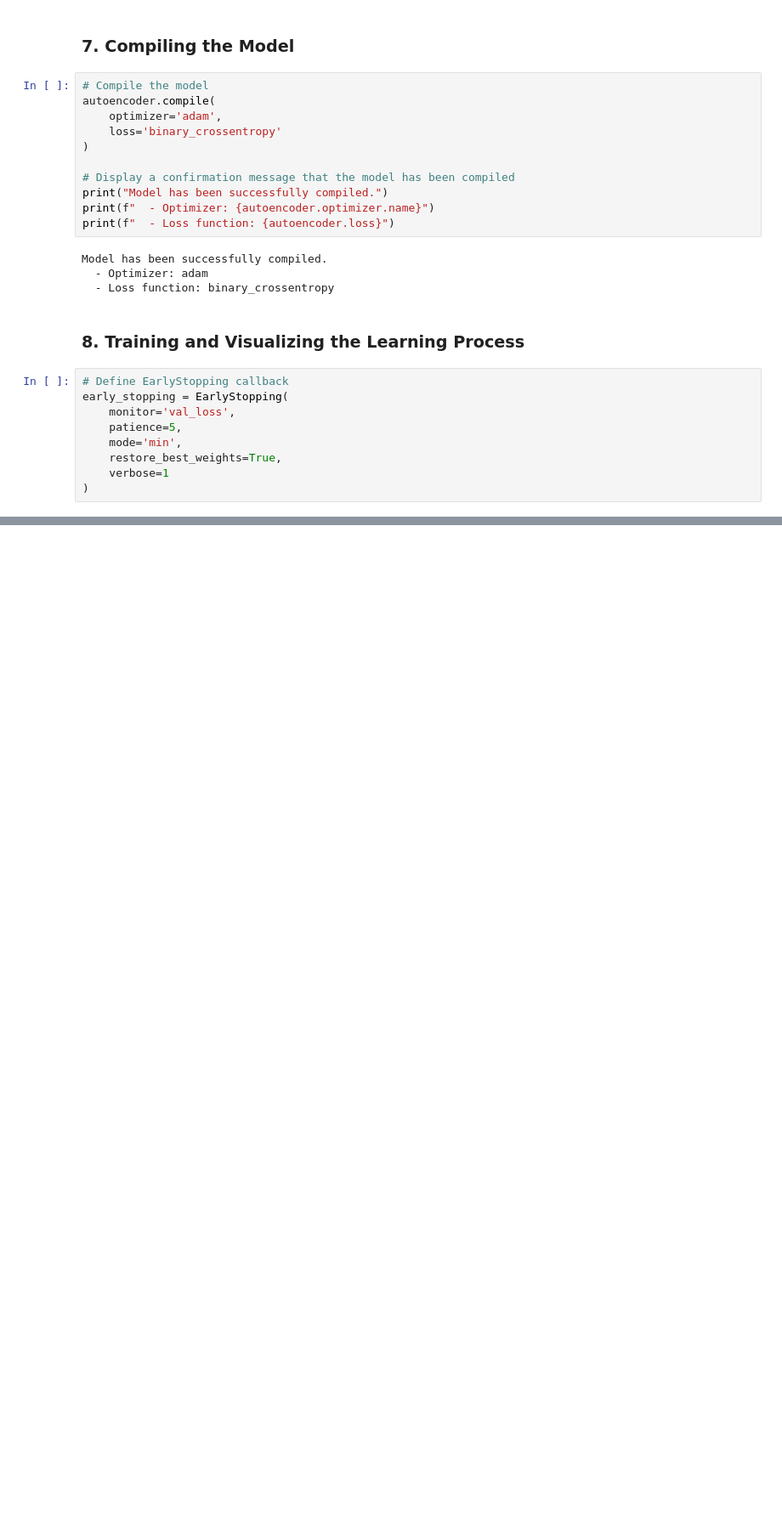
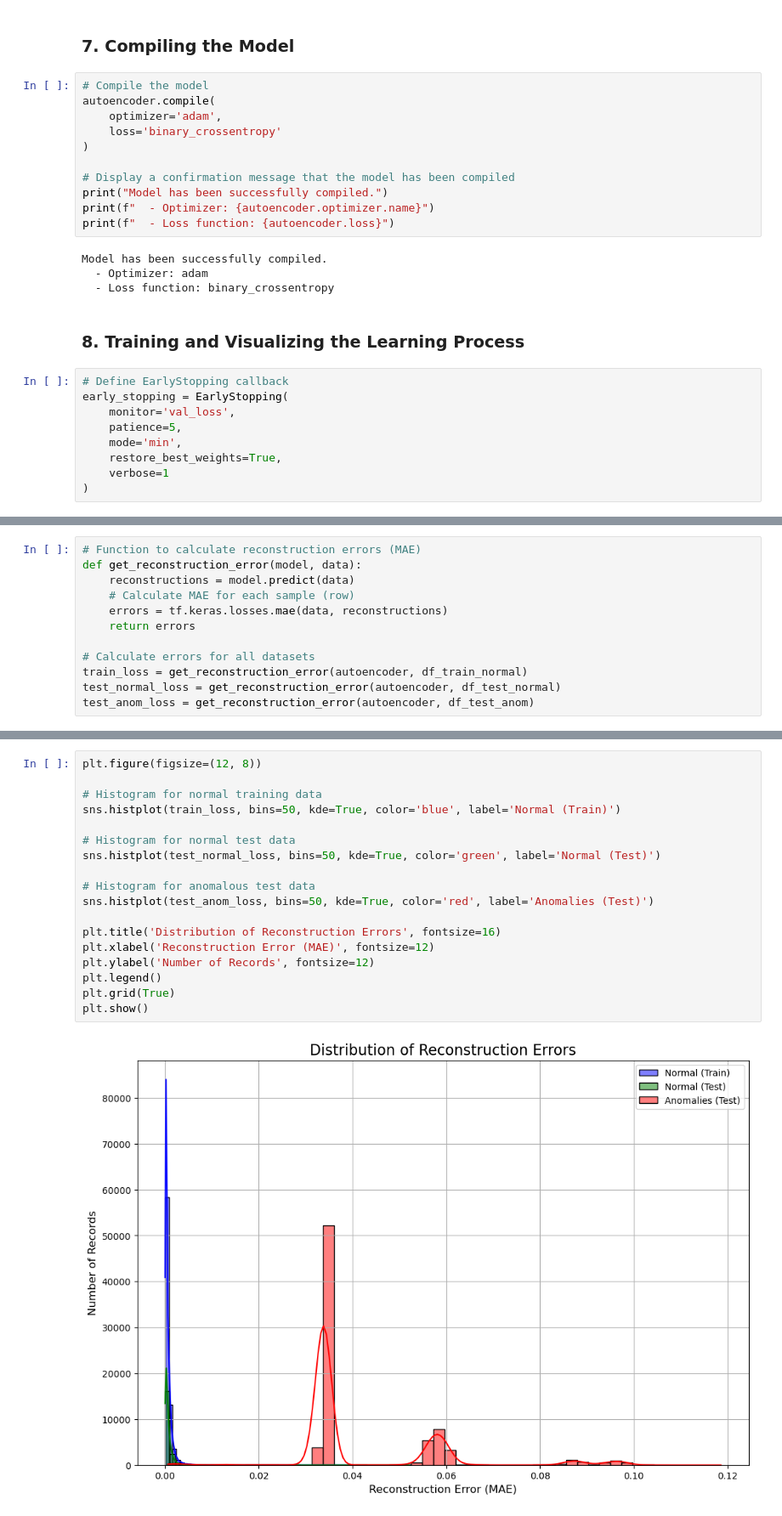
Before and after one commit to lukassso/python-mini-projects, a Jupyter notebook: machine-learning/ml_final_projects/04_network_anomaly_detection.ipynb, the cells around one changed output, grey strips where cells are left out. Shown at 85% size. Drawn from its saved outputs; the diff is of its cells as text; blank space fills up the shorter version.

Commit message:
fp-anomalydetection: Evaluate model performance with reconstruction error and metrics

```diff
--- a/machine-learning/ml_final_projects/04_network_anomaly_detection.ipynb
+++ b/machine-learning/ml_final_projects/04_network_anomaly_detection.ipynb
@@ -514,0 +519,12 @@ plt.show()
+# %%
+# Function to calculate reconstruction errors (MAE)
+def get_reconstruction_error(model, data):
+    reconstructions = model.predict(data)
+    # Calculate MAE for each sample (row)
+    errors = tf.keras.losses.mae(data, reconstructions)
+    return errors
+
+# Calculate errors for all datasets
+train_loss = get_reconstruction_error(autoencoder, df_train_normal)
+test_normal_loss = get_reconstruction_error(autoencoder, df_test_normal)
+test_anom_loss = get_reconstruction_error(autoencoder, df_test_anom)
@@ -514,0 +535,20 @@ plt.show()
+# %%
+plt.figure(figsize=(12, 8))
+
+# Histogram for normal training data
+sns.histplot(train_loss, bins=50, kde=True, color='blue', label='Normal (Train)')
+
+# Histogram for normal test data
+sns.histplot(test_normal_loss, bins=50, kde=True, color='green', label='Normal (Test)')
+
+# Histogram for anomalous test data
+sns.histplot(test_anom_loss, bins=50, kde=True, color='red', label='Anomalies (Test)')
+
+plt.title('Distribution of Reconstruction Errors', fontsize=16)
+plt.xlabel('Reconstruction Error (MAE)', fontsize=12)
+plt.ylabel('Number of Records', fontsize=12)
+plt.legend()
+plt.grid(True)
+plt.show()
+# %% [output]
+[figure, added]
```
Also changed, not shown: parts of 8 cells of this notebook.
